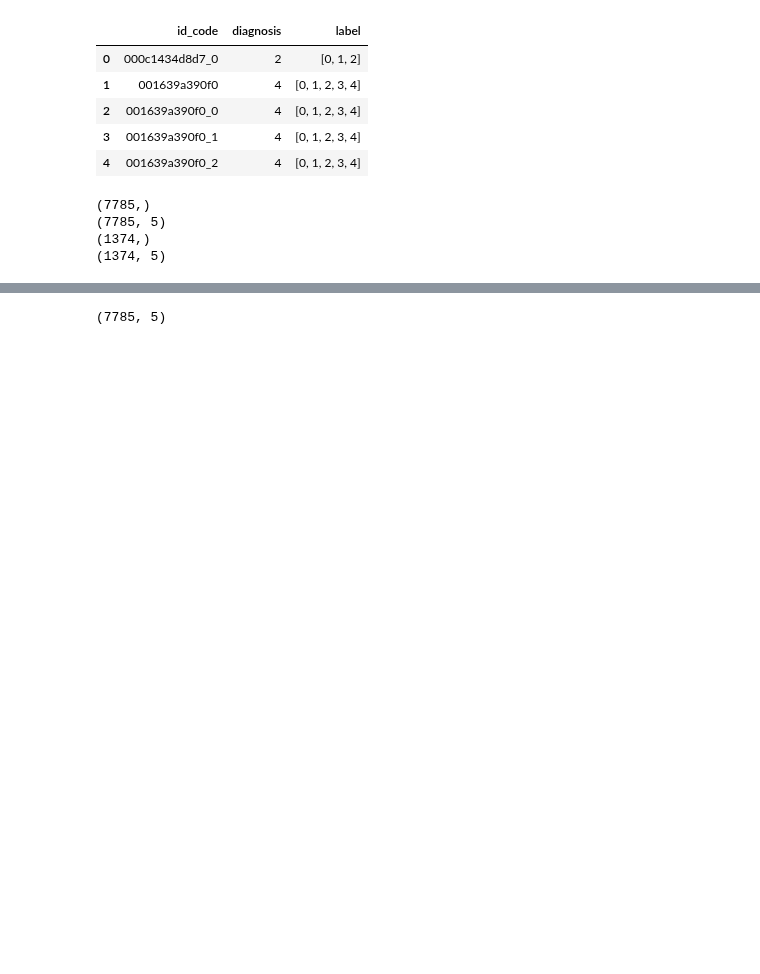
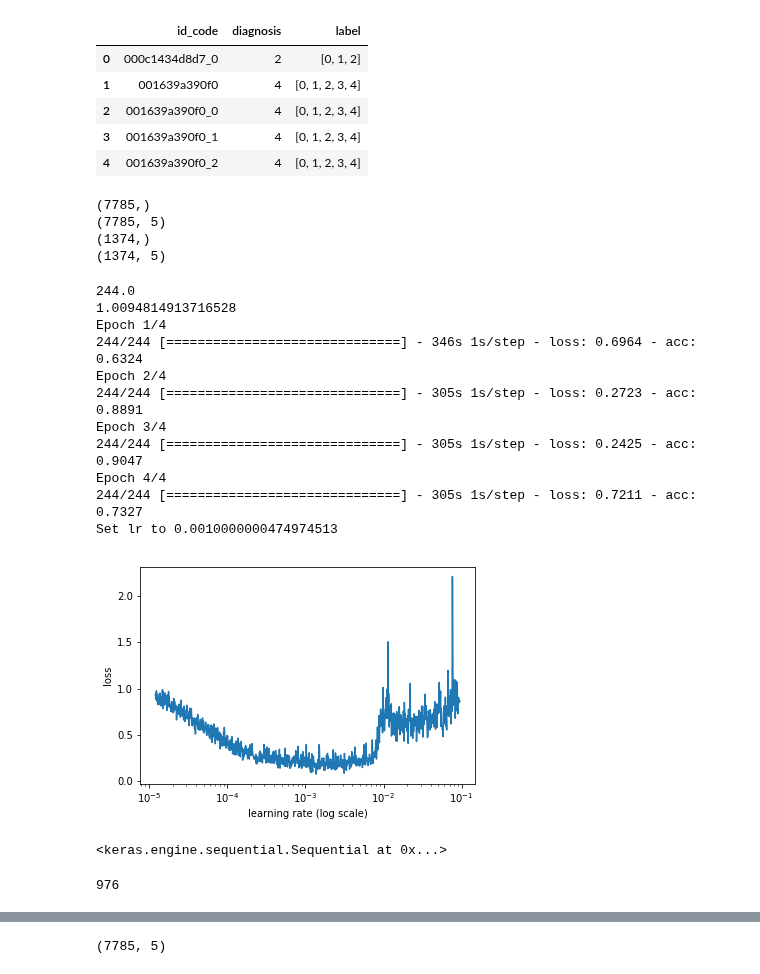
Before and after one commit to MittalNeha/retinopathy-kaggle, a Jupyter notebook: EfficientNet_multilabel.ipynb, the cells around one changed output, grey strips where cells are left out. Saved outputs shown, nothing was run; the diff lists cells and outputs as text; code cells hidden in the pictures; blank space fills up the shorter version.

```diff
--- a/EfficientNet_multilabel.ipynb
+++ b/EfficientNet_multilabel.ipynb
@@ -313,0 +399,42 @@ def create_model(input_shape, n_out, model_weights):
+# %%
+run_opts = tf.RunOptions(report_tensor_allocations_upon_oom = True)
+model = create_model(
+    input_shape=(SIZE,SIZE,3),
+    n_out=NUM_CLASSES,
+    model_weights='kaggle-data/resnet50/Resnet50_bestqwk.h5')
+model.compile(loss='binary_crossentropy',
+                  optimizer=Adam(),
+                  metrics=['accuracy'])
+lr_finder = LRFinder(model)
+
+def determineLearningRate():
+    batch_size = 32
+    num_classes = NUM_CLASSES
+    epochs = 4
+
+    train_generator = My_Generator(train_x, train_y, batch_size, is_train=True)
+    steps = np.ceil(float(len(train_x)) / float(batch_size))
+    print(steps)
+    lr_finder.find(train_generator, start_lr=0.00001, end_lr=0.1, batch_size=batch_size, epochs=epochs, steps=steps)
+    lr_finder.plot_loss(n_skip_beginning=20, n_skip_end=5)
+    plt.show()
+    return model
+determineLearningRate()
+# %% [output]
+244.0
+1.0094814913716528
+Epoch 1/4
+244/244 [==============================] - 346s 1s/step - loss: 0.6964 - acc: 0.6324
+Epoch 2/4
+244/244 [==============================] - 305s 1s/step - loss: 0.2723 - acc: 0.8891
+Epoch 3/4
+244/244 [==============================] - 305s 1s/step - loss: 0.2425 - acc: 0.9047
+Epoch 4/4
+244/244 [==============================] - 305s 1s/step - loss: 0.7211 - acc: 0.7327
+Set lr to 0.0010000000474974513
+[figure, added]
+<keras.engine.sequential.Sequential at 0x...>
+# %%
+len(lr_finder.lrs)
+# %% [output]
+976
```
Also changed, not shown: parts of 28 cells of this notebook.
